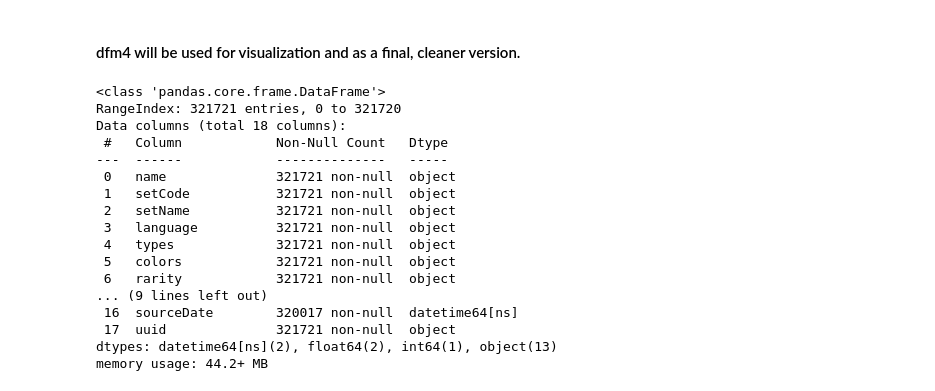
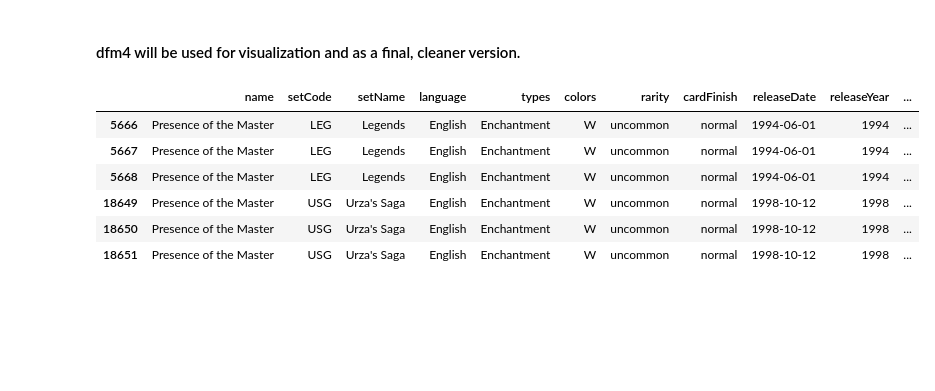
Before and after one commit to CurtisSchneider1/mtgPriceAnalysis, a Jupyter notebook: notebooks/analysisMagic.ipynb, the cells around one changed output. Cells and saved outputs as stored; diff of their text form; code cells hidden in the pictures; blank space fills up the shorter version.

```diff
--- a/notebooks/analysisMagic.ipynb
+++ b/notebooks/analysisMagic.ipynb
@@ -106,22 +106,12 @@ dfm4.to_pickle("dfm4.pkl")
 # If needed as its own csv file, uncomment:
 # dfm4.to_csv("../data/dataMagic/completeMagicClean.csv", index = False)
 # %%
-dfm3.info()
+dfm3[dfm3["name"] == "Presence of the Master"]
 # %% [output]
-<class 'pandas.core.frame.DataFrame'>
-RangeIndex: 321721 entries, 0 to 321720
-Data columns (total 18 columns):
- #   Column            Non-Null Count   Dtype
----  ------            --------------   -----
- 0   name              321721 non-null  object
- 1   setCode           321721 non-null  object
- 2   setName           321721 non-null  object
- 3   language          321721 non-null  object
- 4   types             321721 non-null  object
- 5   colors            321721 non-null  object
- 6   rarity            321721 non-null  object
-... (9 lines left out)
- 16  sourceDate        320017 non-null  datetime64[ns]
- 17  uuid              321721 non-null  object
-dtypes: datetime64[ns](2), float64(2), int64(1), object(13)
-memory usage: 44.2+ MB
+|  | name | setCode | setName | language | types | colors | rarity | cardFinish | releaseDate | releaseYear | ... |
+| 5666 | Presence of the Master | LEG | Legends | English | Enchantment | W | uncommon | normal | 1994-06-01 | 1994 | ... |
+| 5667 | Presence of the Master | LEG | Legends | English | Enchantment | W | uncommon | normal | 1994-06-01 | 1994 | ... |
+| 5668 | Presence of the Master | LEG | Legends | English | Enchantment | W | uncommon | normal | 1994-06-01 | 1994 | ... |
+| 18649 | Presence of the Master | USG | Urza's Saga | English | Enchantment | W | uncommon | normal | 1998-10-12 | 1998 | ... |
+| 18650 | Presence of the Master | USG | Urza's Saga | English | Enchantment | W | uncommon | normal | 1998-10-12 | 1998 | ... |
+| 18651 | Presence of the Master | USG | Urza's Saga | English | Enchantment | W | uncommon | normal | 1998-10-12 | 1998 | ... |
```
Also changed, not shown: 2 other files.
